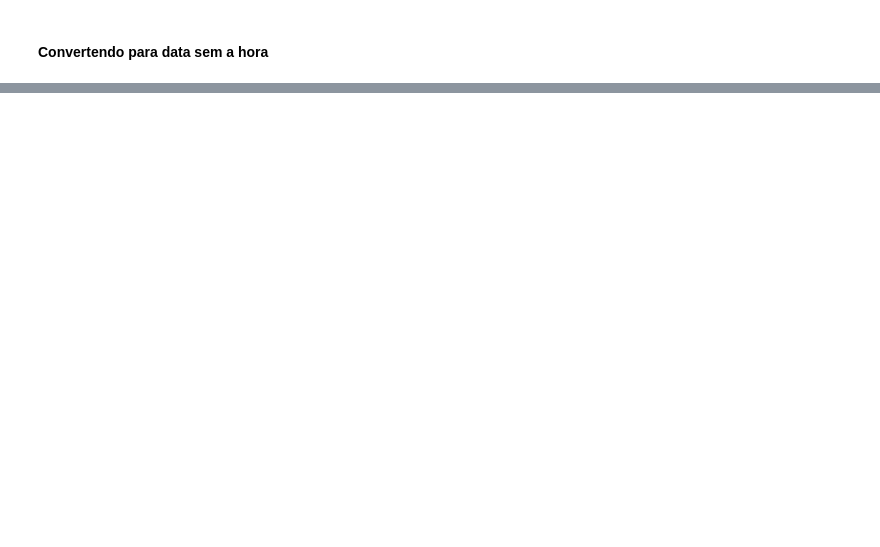
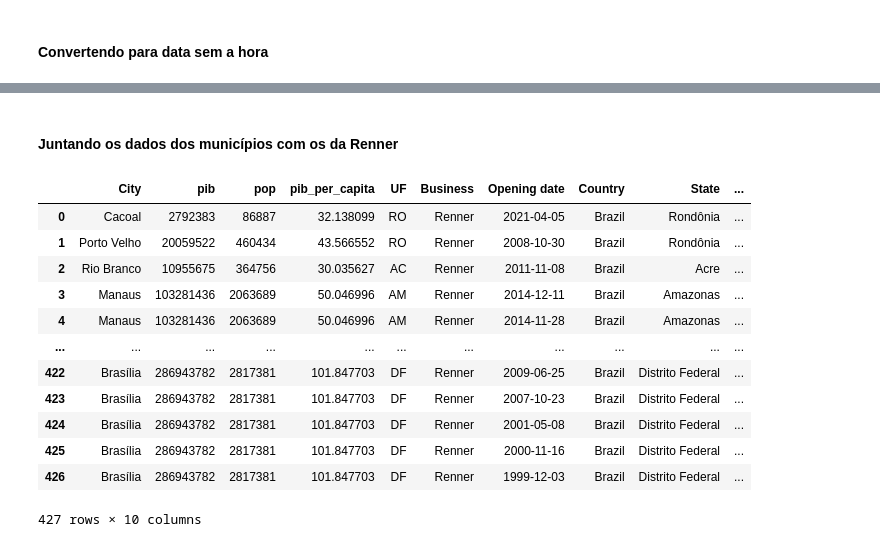
Before and after one commit to edigarmaia/python-mercado-financeiro, a Jupyter notebook: Analise Fundamentalista com Dados.ipynb, the cells around one changed output, grey strips where cells are left out. Cells and saved outputs as stored; diff of their text form; code cells hidden in the pictures; blank space fills up the shorter version.

Commit message:
Coleta e tratamento de dados dos municipios brasileiros

```diff
--- a/Analise Fundamentalista com Dados.ipynb
+++ b/Analise Fundamentalista com Dados.ipynb
@@ -45,0 +159,4 @@ planilha_renner
+# %%
+dados_municipios['pib_per_capita'] = dados_municipios['pib'] / dados_municipios['pop']
+
+dados_municipios
@@ -45,0 +179,4 @@ planilha_renner
+# %%
+dados_municipios[['City', 'UF']] = dados_municipios['City'].str.split('(', expand = True)
+
+dados_municipios
@@ -45,0 +197,4 @@ planilha_renner
+# %%
+dados_municipios['UF'] = dados_municipios['UF'].str.replace(")", "")
+
+dados_municipios
@@ -45,0 +217,8 @@ planilha_renner
+# %%
+dados_municipios['City'] = dados_municipios['City'].str.strip()
+dados_municipios['UF'] = dados_municipios['UF'].str.strip()
+planilha_renner['City'] = planilha_renner['City'].str.strip()
+planilha_renner['UF'] = planilha_renner['UF'].str.strip()
+
+
+dados_municipios
@@ -45,0 +249,20 @@ planilha_renner
+# %% [markdown]
+#### Juntando os dados dos municípios com os da Renner
+# %%
+dados_lojas_economia = dados_municipios.merge(planilha_renner, on = ['City', 'UF'])
+
+dados_lojas_economia
+# %% [output]
+|  | City | pib | pop | pib_per_capita | UF | Business | Opening date | Country | State | ... |
+| 0 | Cacoal | 2792383 | 86887 | 32.138099 | RO | Renner | 2021-04-05 | Brazil | Rondônia | ... |
+| 1 | Porto Velho | 20059522 | 460434 | 43.566552 | RO | Renner | 2008-10-30 | Brazil | Rondônia | ... |
+| 2 | Rio Branco | 10955675 | 364756 | 30.035627 | AC | Renner | 2011-11-08 | Brazil | Acre | ... |
+| 3 | Manaus | 103281436 | 2063689 | 50.046996 | AM | Renner | 2014-12-11 | Brazil | Amazonas | ... |
+| 4 | Manaus | 103281436 | 2063689 | 50.046996 | AM | Renner | 2014-11-28 | Brazil | Amazonas | ... |
+| ... | ... | ... | ... | ... | ... | ... | ... | ... | ... | ... |
+| 422 | Brasília | 286943782 | 2817381 | 101.847703 | DF | Renner | 2009-06-25 | Brazil | Distrito Federal | ... |
+| 423 | Brasília | 286943782 | 2817381 | 101.847703 | DF | Renner | 2007-10-23 | Brazil | Distrito Federal | ... |
+| 424 | Brasília | 286943782 | 2817381 | 101.847703 | DF | Renner | 2001-05-08 | Brazil | Distrito Federal | ... |
+| 425 | Brasília | 286943782 | 2817381 | 101.847703 | DF | Renner | 2000-11-16 | Brazil | Distrito Federal | ... |
+| 426 | Brasília | 286943782 | 2817381 | 101.847703 | DF | Renner | 1999-12-03 | Brazil | Distrito Federal | ... |
+427 rows × 10 columns
```
Also changed, not shown: parts of 16 cells of this notebook, 1 other file.
